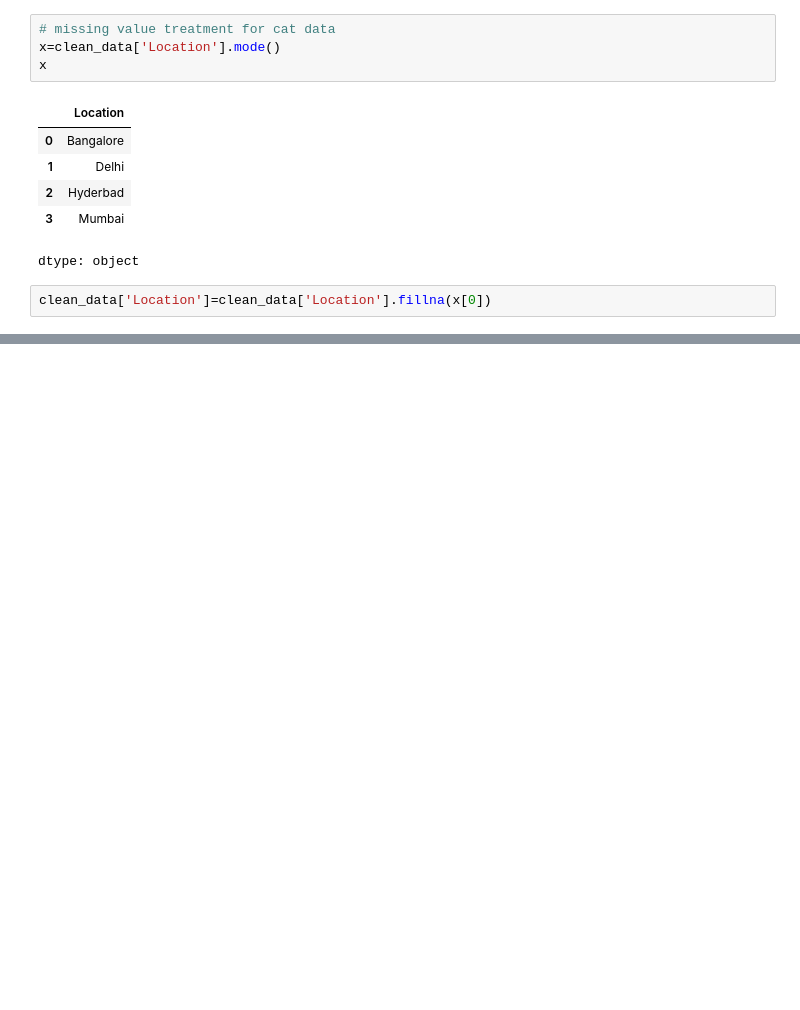
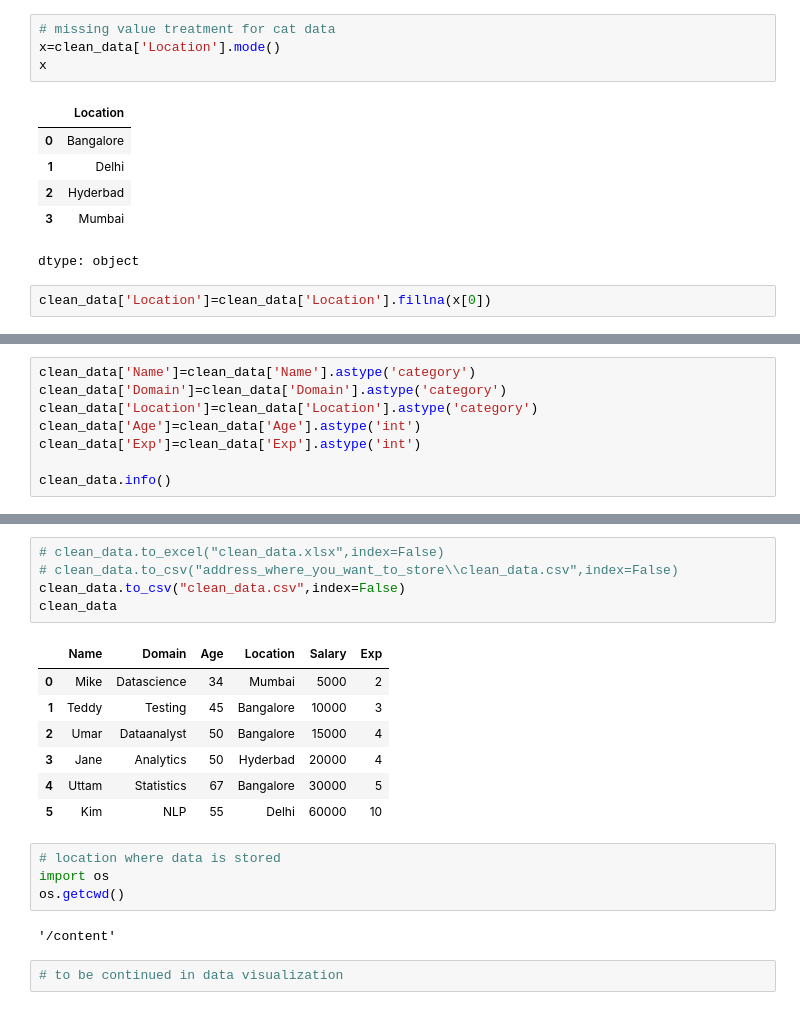
Before and after one commit to ApoorvaReddy17/practice, a Jupyter notebook: Data_Cleansing.ipynb, the cells around one changed output, grey strips where cells are left out. Drawn from its saved outputs; the diff is of its cells as text; blank space fills up the shorter version.

```diff
--- a/Data_Cleansing.ipynb
+++ b/Data_Cleansing.ipynb
@@ -293,0 +300,8 @@ clean_data
+# %%
+clean_data['Name']=clean_data['Name'].astype('category')
+clean_data['Domain']=clean_data['Domain'].astype('category')
+clean_data['Location']=clean_data['Location'].astype('category')
+clean_data['Age']=clean_data['Age'].astype('int')
+clean_data['Exp']=clean_data['Exp'].astype('int')
+
+clean_data.info()
@@ -293,0 +322,21 @@ clean_data
+# %%
+# clean_data.to_excel("clean_data.xlsx",index=False)
+# clean_data.to_csv("address_where_you_want_to_store\\clean_data.csv",index=False)
+clean_data.to_csv("clean_data.csv",index=False)
+clean_data
+# %% [output]
+|  | Name | Domain | Age | Location | Salary | Exp |
+| 0 | Mike | Datascience | 34 | Mumbai | 5000 | 2 |
+| 1 | Teddy | Testing | 45 | Bangalore | 10000 | 3 |
+| 2 | Umar | Dataanalyst | 50 | Bangalore | 15000 | 4 |
+| 3 | Jane | Analytics | 50 | Hyderbad | 20000 | 4 |
+| 4 | Uttam | Statistics | 67 | Bangalore | 30000 | 5 |
+| 5 | Kim | NLP | 55 | Delhi | 60000 | 10 |
+# %%
+# location where data is stored
+import os
+os.getcwd()
+# %% [output]
+'/content'
+# %%
+# to be continued in data visualization
```
Also changed, not shown: parts of 2 cells of this notebook.
